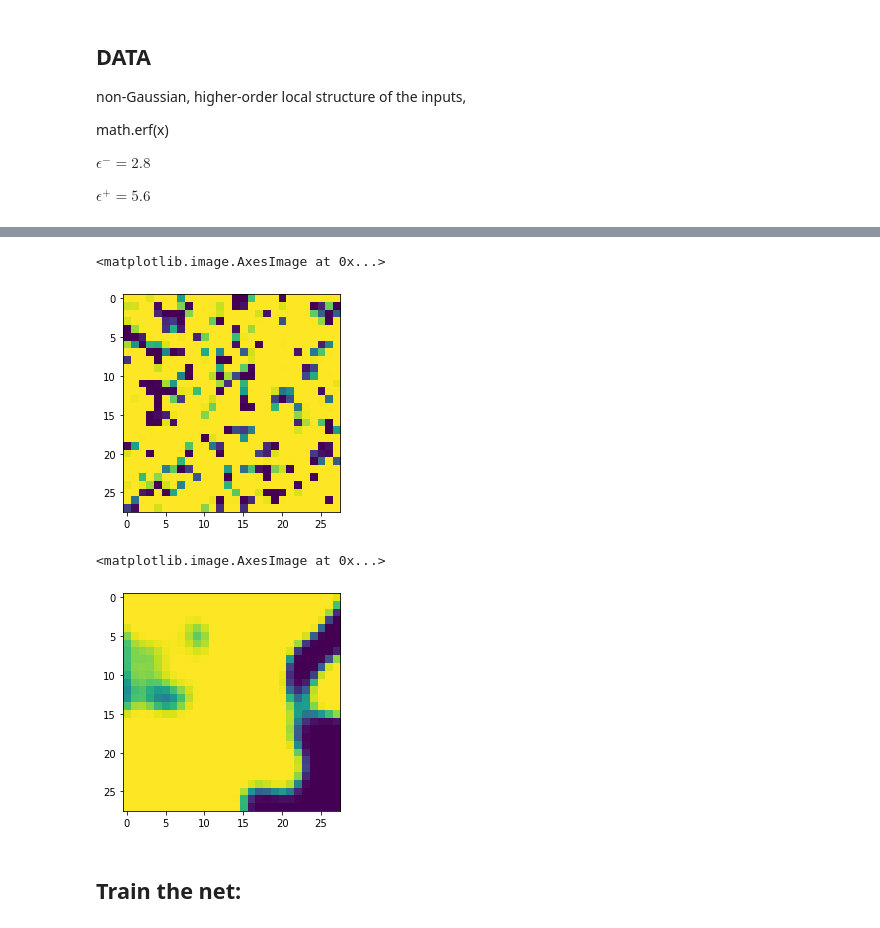
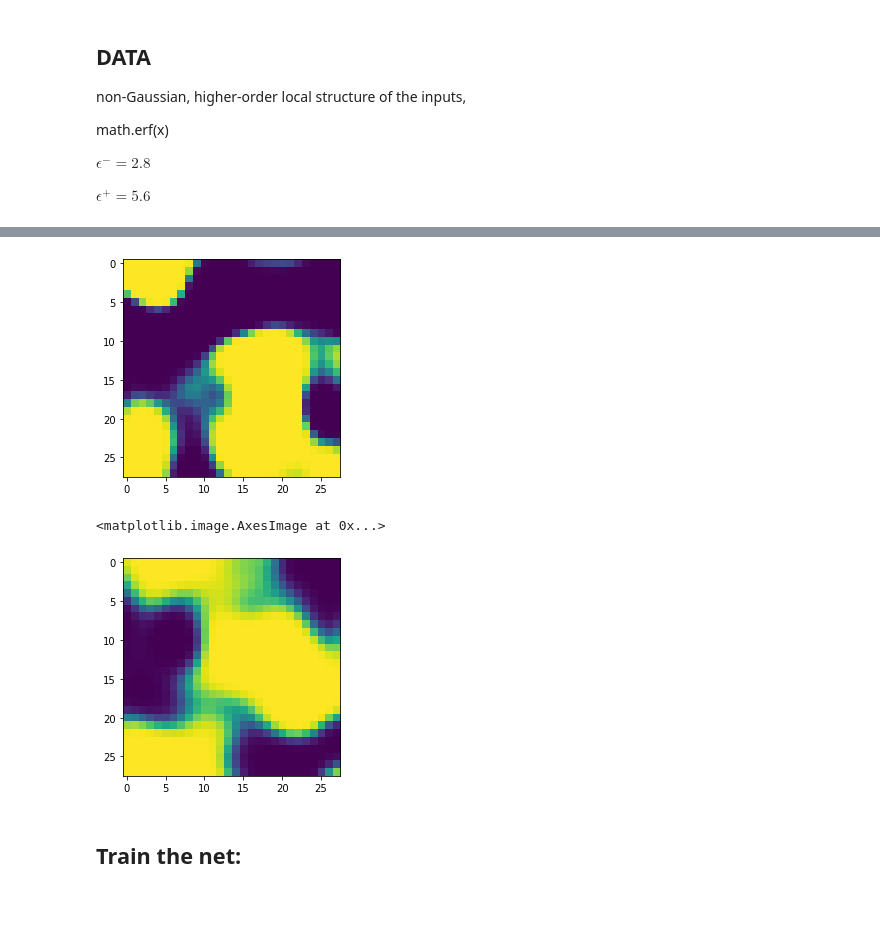
Before and after one commit to vukadinovic936/ConvData, a Jupyter notebook: Data.ipynb, the cells around one changed output, grey strips where cells are left out. Cells and saved outputs as stored; diff of their text form; code cells hidden in the pictures.

```diff
--- a/Data.ipynb
+++ b/Data.ipynb
@@ -99,8 +131,8 @@ for i in range(28):
         positive_cov_matrix[i,j] = np.exp(- ( np.abs(i-j) / epsilon_plus)**2 )
 positive_cov_matrix=np.kron(positive_cov_matrix,positive_cov_matrix)
 # %%
-for i in range(28):
-    for j in range(28):
+for i in range(img_size):
+    for j in range(img_size):
         negative_cov_matrix[i,j] = np.exp(- ( np.abs(i-j) / epsilon_minus)**2 )
 negative_cov_matrix=np.kron(negative_cov_matrix,negative_cov_matrix)
 # %%
@@ -116,3 +147,0 @@ def get_negative_example():
-# %%
-negative_dataset = get_negative_example()
-positive_dataset = get_positive_example()
@@ -129,13 +148,34 @@ def batch_sample(n):
+# %%
+def get_online_batch(n=1000):
+    #np.random.random()
+    positive_size=int(0.5*n)
+    negative_size=n-positive_size
+
+    z_mu_pos = np.random.multivariate_normal(np.zeros(img_size**2), positive_cov_matrix,positive_size)
+    positive_dataset = psi(gain_factor * z_mu_pos)/normalizer
+
+    z_mu_neg = np.random.multivariate_normal(np.zeros(img_size**2), negative_cov_matrix,negative_size)
+    negative_dataset = psi(gain_factor * z_mu_neg)/normalizer
+
+    batch = torch.from_numpy(np.vstack([negative_dataset, positive_dataset]).astype(np.float32))
+    batch_labels = torch.from_numpy(np.array([-1]*negative_size + [1]*positive_size).astype('float32'))
+    # shuffle
+    shuf_idx= torch.randperm(n)
+    batch=batch[shuf_idx]
+    batch_labels=batch_labels[shuf_idx]
+    return batch, batch_labels
+# %%
+batch, b_labels = get_online_batch(10000)
 # %%
-plt.imshow(dataset[0].reshape(28, 28))
+plt.imshow(batch[np.where(b_labels==-1)[0][4]].reshape(28, 28))
+plt.savefig("g5ep5.png",dpi=100)
 # %% [output]
-<matplotlib.image.AxesImage at 0x...>
-[figure, old version]
+[figure, new version]
 # %%
-plt.imshow(dataset[15000].reshape(28, 28))
+plt.imshow(batch[np.where(b_labels==1)[0][10]].reshape(28, 28))
 # %% [output]
 <matplotlib.image.AxesImage at 0x...>
-[figure, old version]
+[figure, new version]
 # %% [markdown]
 ## Train the net:
 # %%
```
Also changed, not shown: parts of 63 cells of this notebook, 6 other files.
